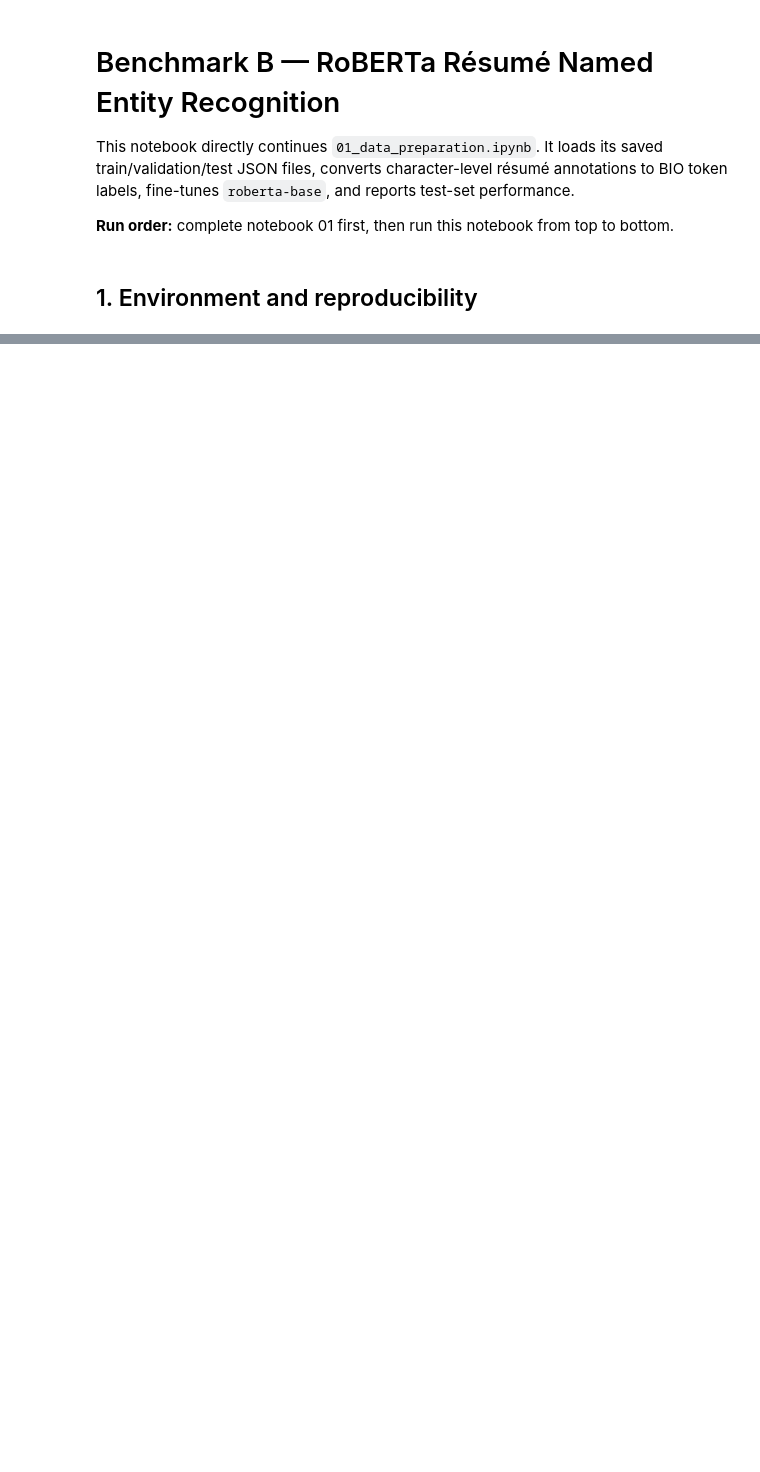
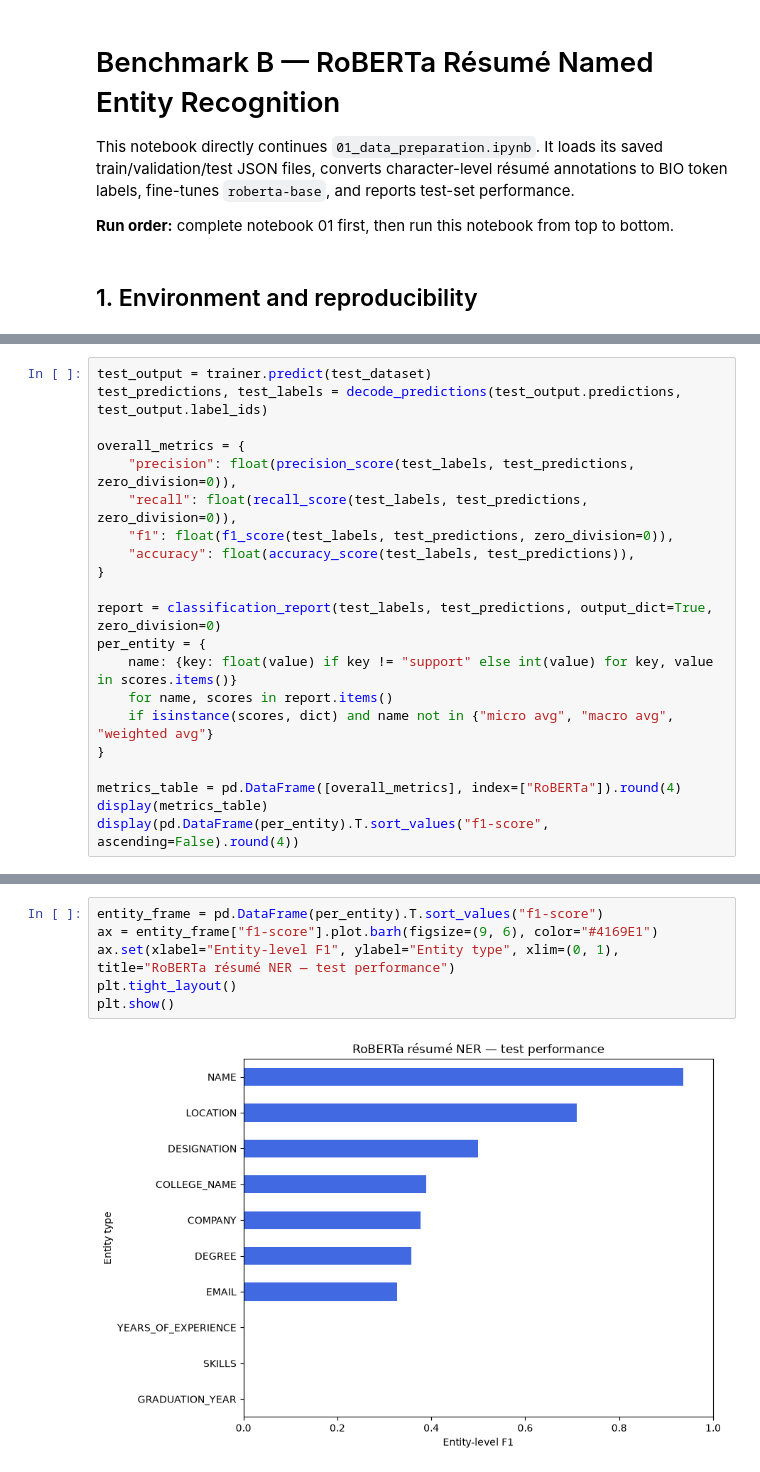
Before and after one commit to TeowKahLe/NLP-Assignment, a Jupyter notebook: notebooks/03_benchmark_b.ipynb, the cells around one changed output, grey strips where cells are left out. Saved outputs shown, nothing was run; the diff lists cells and outputs as text; blank space fills up the shorter version.

```diff
--- a/notebooks/03_benchmark_b.ipynb
+++ b/notebooks/03_benchmark_b.ipynb
@@ -41,0 +297,21 @@ print("PyTorch device:", "cuda" if torch.cuda.is_available() else "cpu")
+# %%
+test_output = trainer.predict(test_dataset)
+test_predictions, test_labels = decode_predictions(test_output.predictions, test_output.label_ids)
+
+overall_metrics = {
+    "precision": float(precision_score(test_labels, test_predictions, zero_division=0)),
+    "recall": float(recall_score(test_labels, test_predictions, zero_division=0)),
+    "f1": float(f1_score(test_labels, test_predictions, zero_division=0)),
+    "accuracy": float(accuracy_score(test_labels, test_predictions)),
+}
+
+report = classification_report(test_labels, test_predictions, output_dict=True, zero_division=0)
+per_entity = {
+    name: {key: float(value) if key != "support" else int(value) for key, value in scores.items()}
+    for name, scores in report.items()
+    if isinstance(scores, dict) and name not in {"micro avg", "macro avg", "weighted avg"}
+}
+
+metrics_table = pd.DataFrame([overall_metrics], index=["RoBERTa"]).round(4)
+display(metrics_table)
+display(pd.DataFrame(per_entity).T.sort_values("f1-score", ascending=False).round(4))
@@ -41,0 +333,8 @@ print("PyTorch device:", "cuda" if torch.cuda.is_available() else "cpu")
+# %%
+entity_frame = pd.DataFrame(per_entity).T.sort_values("f1-score")
+ax = entity_frame["f1-score"].plot.barh(figsize=(9, 6), color="#4169E1")
+ax.set(xlabel="Entity-level F1", ylabel="Entity type", xlim=(0, 1), title="RoBERTa résumé NER — test performance")
+plt.tight_layout()
+plt.show()
+# %% [output]
+[figure, added]
```
Also changed, not shown: parts of 15 cells of this notebook.
